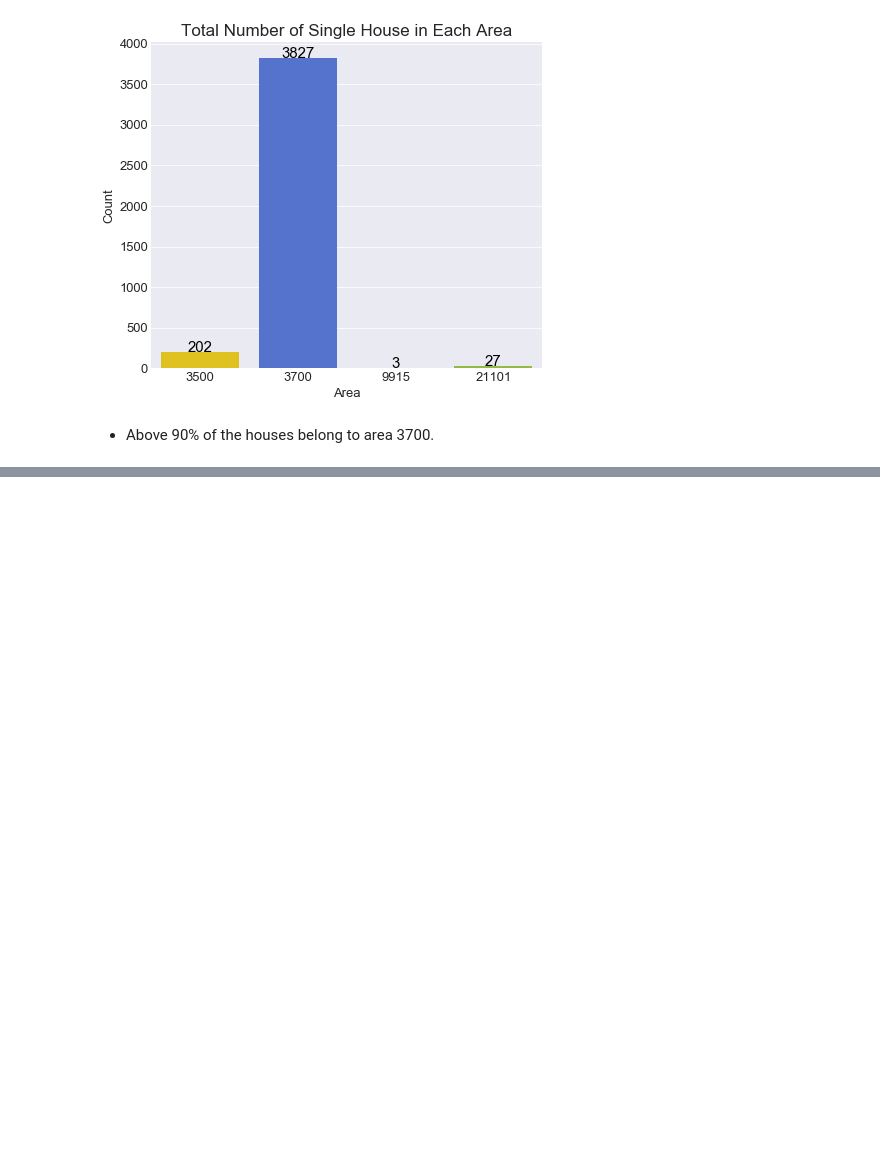
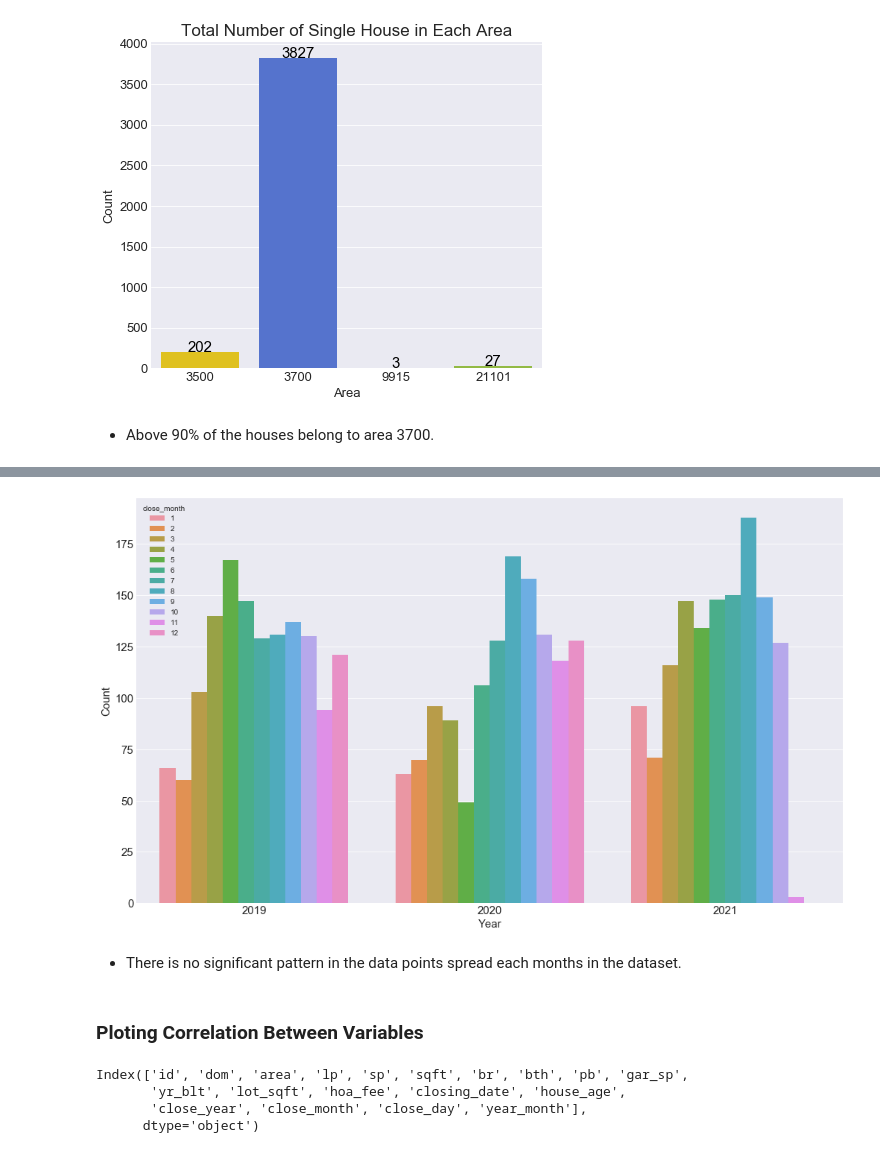
Before and after one commit to jkaikong/Residential_Market_Analysis, a Jupyter notebook: Residential_Market_Analysis_S2.ipynb, the cells around one changed output, grey strips where cells are left out. Drawn from its saved outputs; the diff is of its cells as text; code cells hidden in the pictures; blank space fills up the shorter version.

```diff
--- a/Residential_Market_Analysis_S2.ipynb
+++ b/Residential_Market_Analysis_S2.ipynb
@@ -320,0 +358,20 @@ plt.show()
+# %%
+plt.figure(figsize=(17,10))
+sns.countplot(x='close_year', hue='close_month', data=df)
+plt.tick_params(axis='both', labelsize=15)
+plt.xlabel('Year', fontsize=15)
+plt.ylabel('Count', fontsize=15)
+plt.show()
+# %% [output]
+[figure, added]
+# %% [markdown]
+- There is no significant pattern in the data points spread each months in the dataset.
+# %% [markdown]
+### Ploting Correlation Between Variables
+# %%
+df.columns
+# %% [output]
+Index(['id', 'dom', 'area', 'lp', 'sp', 'sqft', 'br', 'bth', 'pb', 'gar_sp',
+       'yr_blt', 'lot_sqft', 'hoa_fee', 'closing_date', 'house_age',
+       'close_year', 'close_month', 'close_day', 'year_month'],
+      dtype='object')
```
Also changed, not shown: parts of 6 cells of this notebook.
